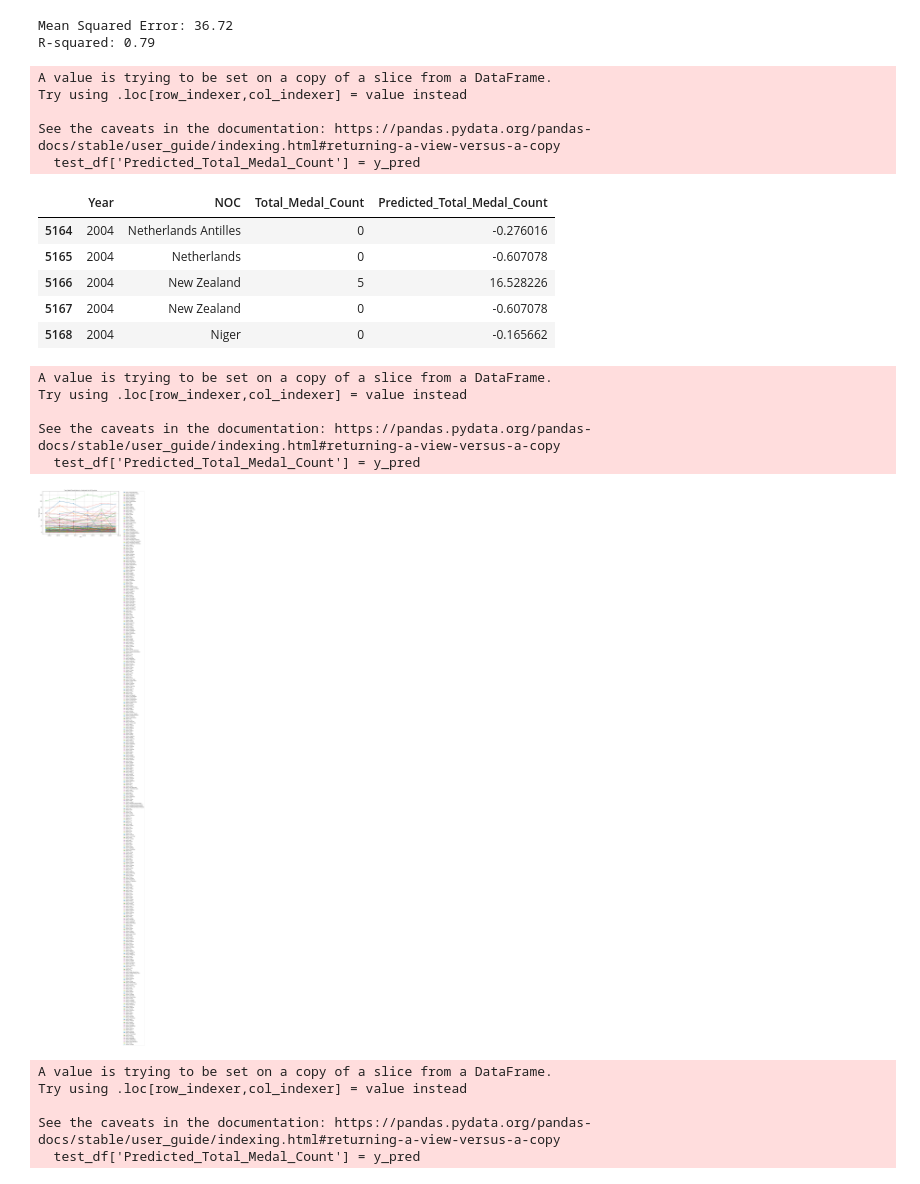
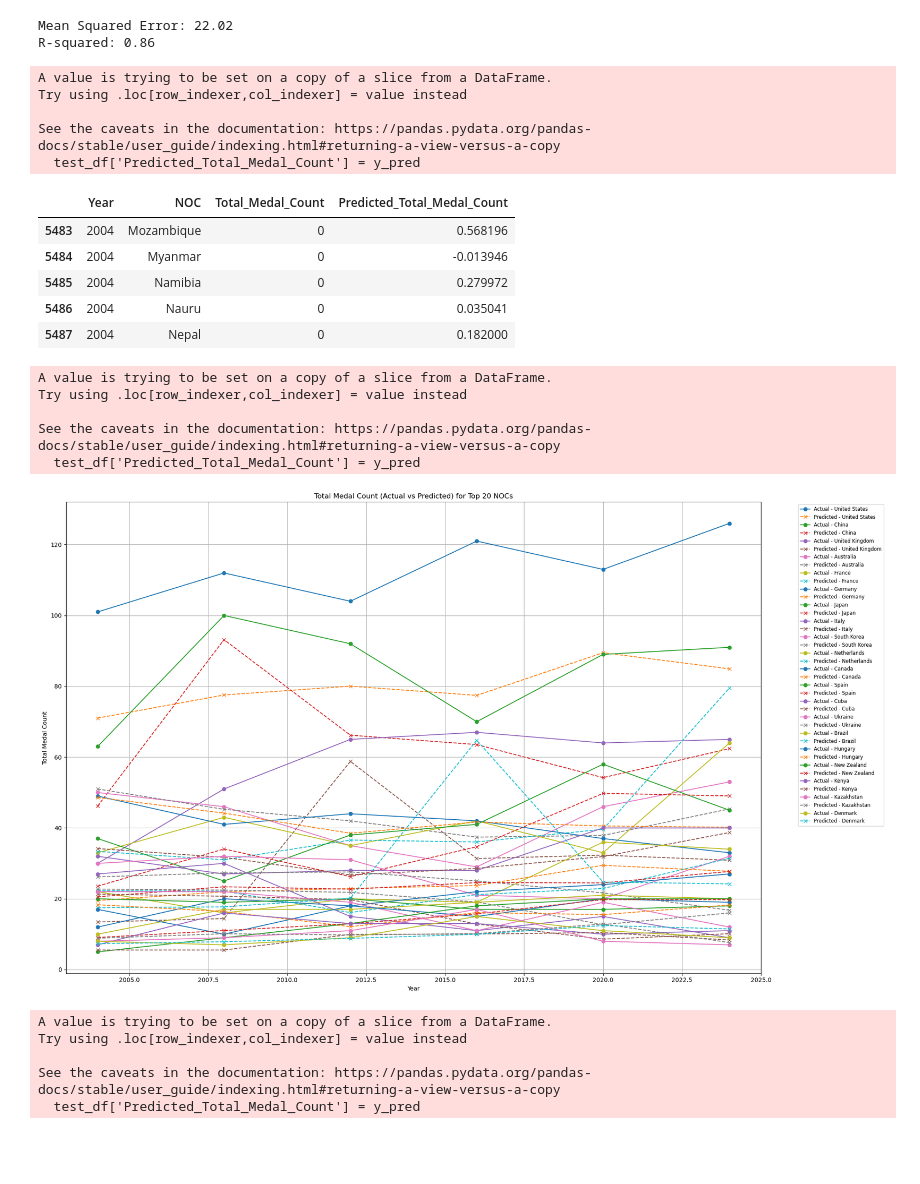
Before and after one commit to SuramyaAngdembay/mcm25, a Jupyter notebook: model_testing/Linear_Regression.ipynb, the cells around one changed output. Saved outputs shown, nothing was run; the diff lists cells and outputs as text; code cells hidden in the pictures; blank space fills up the shorter version.

```diff
--- a/model_testing/Linear_Regression.ipynb
+++ b/model_testing/Linear_Regression.ipynb
@@ -4,7 +4,7 @@ from sklearn.linear_model import LinearRegression
 from sklearn.metrics import mean_squared_error, r2_score
 
 # Load the concatenated dataset
-data_path = 'concatenated_with_host_status.csv'
+data_path = './model_testing/cleaned_concatenated_with_host_status.csv'
 df = pd.read_csv(data_path)
 
 # Sort the data by Year to preserve the time-series nature
@@ -47,70 +47,76 @@ print(f"R-squared: {r2:.2f}")
 test_df['Predicted_Total_Medal_Count'] = y_pred
 test_df[['Year', 'NOC', 'Total_Medal_Count', 'Predicted_Total_Medal_Count']].head()
 # %% [output]
-Mean Squared Error: 36.72
-R-squared: 0.79
+Mean Squared Error: 22.02
+R-squared: 0.86
 A value is trying to be set on a copy of a slice from a DataFrame.
 Try using .loc[row_indexer,col_indexer] = value instead
 
 See the caveats in the documentation: https://pandas.pydata.org/pandas-docs/stable/user_guide/indexing.html#returning-a-view-versus-a-copy
   test_df['Predicted_Total_Medal_Count'] = y_pred
 |  | Year | NOC | Total_Medal_Count | Predicted_Total_Medal_Count |
-| 5164 | 2004 | Netherlands Antilles | 0 | -0.276016 |
-| 5165 | 2004 | Netherlands | 0 | -0.607078 |
-| 5166 | 2004 | New Zealand | 5 | 16.528226 |
-| 5167 | 2004 | New Zealand | 0 | -0.607078 |
-| 5168 | 2004 | Niger | 0 | -0.165662 |
+| 5483 | 2004 | Mozambique | 0 | 0.568196 |
+| 5484 | 2004 | Myanmar | 0 | -0.013946 |
+| 5485 | 2004 | Namibia | 0 | 0.279972 |
+| 5486 | 2004 | Nauru | 0 | 0.035041 |
+| 5487 | 2004 | Nepal | 0 | 0.182000 |
 # %%
 import matplotlib.pyplot as plt
 
 # Ensure test_df has predictions and relevant columns
 test_df['Predicted_Total_Medal_Count'] = y_pred
 
+# Calculate total medal count per NOC
+noc_medal_counts = test_df.groupby('NOC')['Total_Medal_Count'].sum().reset_index()
+
+# Sort NOCs by medal count in descending order (top 20)
+top_20_nocs = noc_medal_counts.sort_values(by='Total_Medal_Count', ascending=False).head(20)['NOC'].tolist()
+
+# Filter test data for the top 20 NOCs
+filtered_df = test_df[test_df['NOC'].isin(top_20_nocs)]
+
 # Create a figure
-plt.figure(figsize=(14, 8))
-
-# Get the unique NOCs in the test set
-unique_nocs = test_df['NOC'].unique()
+plt.figure(figsize=(20, 12))
 
 # Loop through each NOC and plot on the same graph
-for noc in unique_nocs:
+for noc in top_20_nocs:
     # Filter data for the current NOC
-    actual_data = test_df[test_df['NOC'] == noc]
+    actual_data = filtered_df[filtered_df['NOC'] == noc]
 
     # Plot actual Total Medal Count
     plt.plot(
         actual_data['Year'],
         actual_data['Total_Medal_Count'],
         marker='o',
         label=f'Actual - {noc}'
     )
 
     # Plot predicted Total Medal Count
     plt.plot(
         actual_data['Year'],
         actual_data['Predicted_Total_Medal_Count'],
         marker='x',
         linestyle='--',
         label=f'Predicted - {noc}'
     )
 
 # Add labels, title, and legend
 plt.xlabel('Year')
 plt.ylabel('Total Medal Count')
-plt.title('Total Medal Count (Actual vs Predicted) for All Countries')
+plt.title('Total Medal Count (Actual vs Predicted) for Top 20 NOCs')
 plt.legend(bbox_to_anchor=(1.05, 1), loc='upper left', fontsize='small')  # Place the legend outside the plot
 plt.grid(True)
 plt.tight_layout()
 
 # Show the plot
 plt.show()
 # %% [output]
 A value is trying to be set on a copy of a slice from a DataFrame.
 Try using .loc[row_indexer,col_indexer] = value instead
 
 See the caveats in the documentation: https://pandas.pydata.org/pandas-docs/stable/user_guide/indexing.html#returning-a-view-versus-a-copy
   test_df['Predicted_Total_Medal_Count'] = y_pred
-[figure, old version]
+[figure, new version]
 # %%
 import matplotlib.pyplot as plt
 
```
Also changed, not shown: 7 other files.
